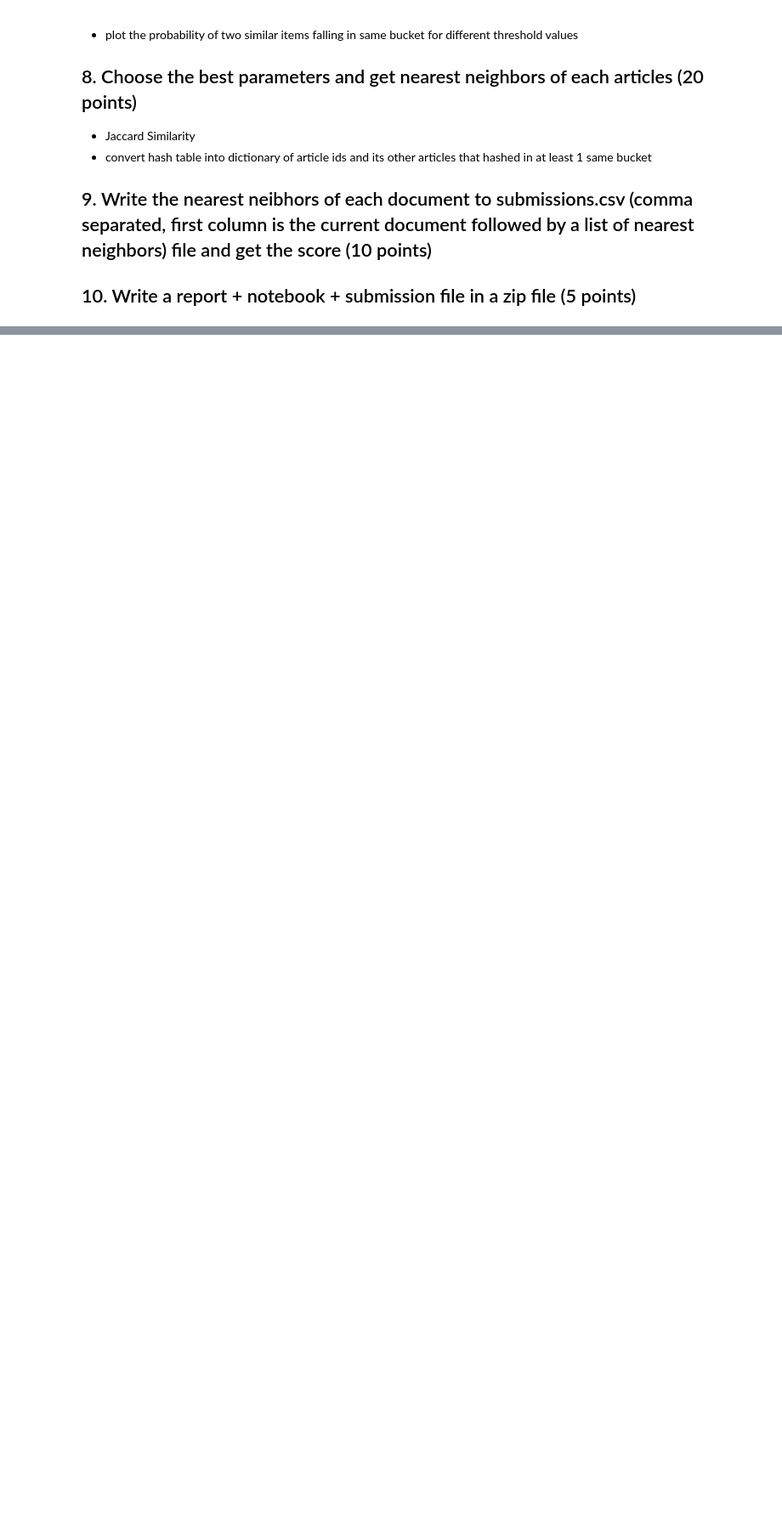
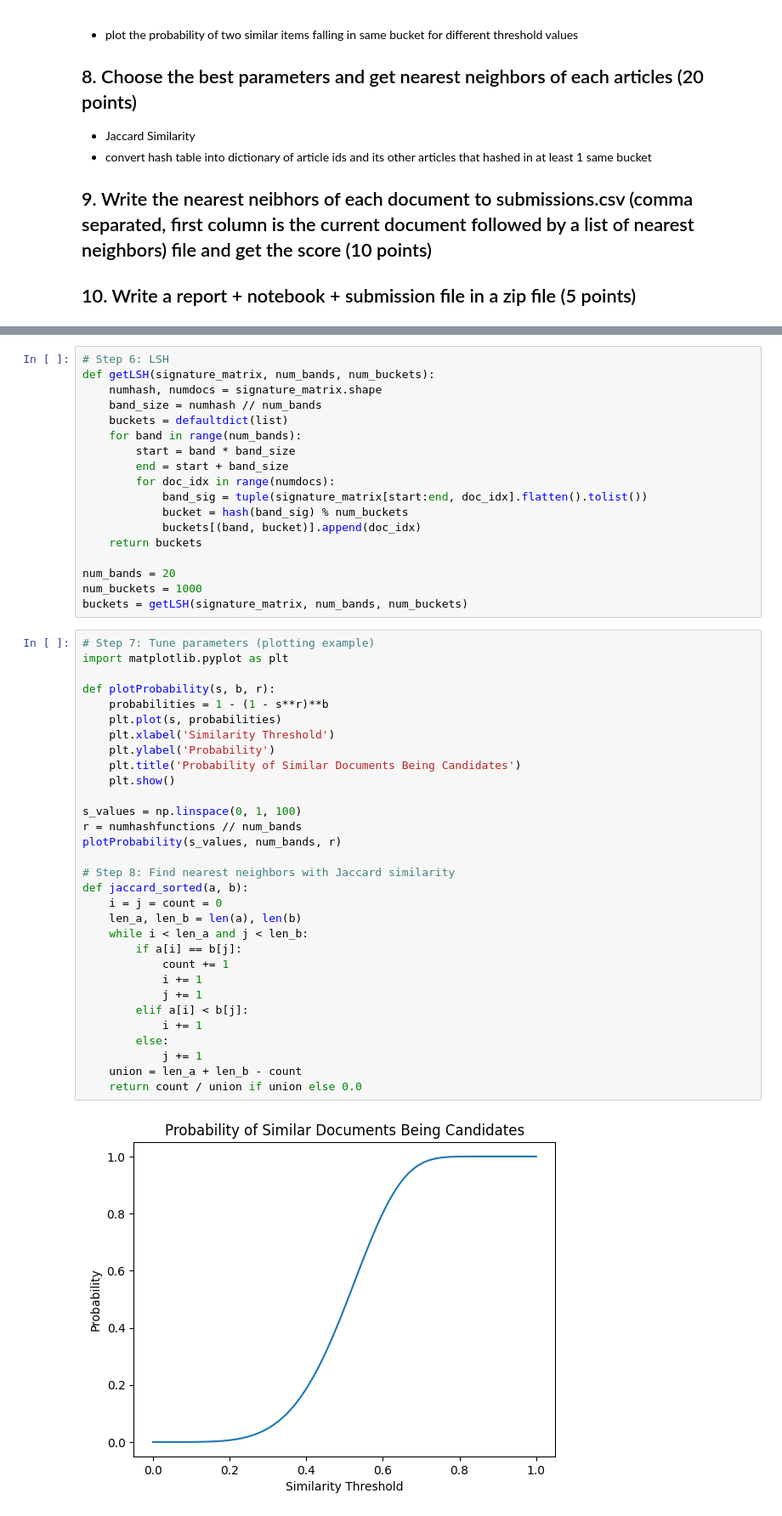
Before and after one commit to Kanskikuro/DAT550, a Jupyter notebook: Assignment2/Assignment#2.ipynb, the cells around one changed output, grey strips where cells are left out. Shown: that part at 85% size. Saved outputs shown, nothing was run; the diff lists cells and outputs as text; blank space fills up the shorter version.

```diff
--- a/Assignment2/Assignment#2.ipynb
+++ b/Assignment2/Assignment#2.ipynb
@@ -265,0 +146,51 @@ for article_id, neighbor_ids in n_copy.items():
+# %%
+# Step 6: LSH
+def getLSH(signature_matrix, num_bands, num_buckets):
+    numhash, numdocs = signature_matrix.shape
+    band_size = numhash // num_bands
+    buckets = defaultdict(list)
+    for band in range(num_bands):
+        start = band * band_size
+        end = start + band_size
+        for doc_idx in range(numdocs):
+            band_sig = tuple(signature_matrix[start:end, doc_idx].flatten().tolist())
+            bucket = hash(band_sig) % num_buckets
+            buckets[(band, bucket)].append(doc_idx)
+    return buckets
+
+num_bands = 20
+num_buckets = 1000
+buckets = getLSH(signature_matrix, num_bands, num_buckets)
+# %%
+# Step 7: Tune parameters (plotting example)
+import matplotlib.pyplot as plt
+
+def plotProbability(s, b, r):
+    probabilities = 1 - (1 - s**r)**b
+    plt.plot(s, probabilities)
+    plt.xlabel('Similarity Threshold')
+    plt.ylabel('Probability')
+    plt.title('Probability of Similar Documents Being Candidates')
+    plt.show()
+
+s_values = np.linspace(0, 1, 100)
+r = numhashfunctions // num_bands
+plotProbability(s_values, num_bands, r)
+
+# Step 8: Find nearest neighbors with Jaccard similarity
+def jaccard_sorted(a, b):
+    i = j = count = 0
+    len_a, len_b = len(a), len(b)
+    while i < len_a and j < len_b:
+        if a[i] == b[j]:
+            count += 1
+            i += 1
+            j += 1
+        elif a[i] < b[j]:
+            i += 1
+        else:
+            j += 1
+    union = len_a + len_b - count
+    return count / union if union else 0.0
+# %% [output]
+[figure, added]
```
Also changed, not shown: parts of 19 cells of this notebook, 2 other files.
